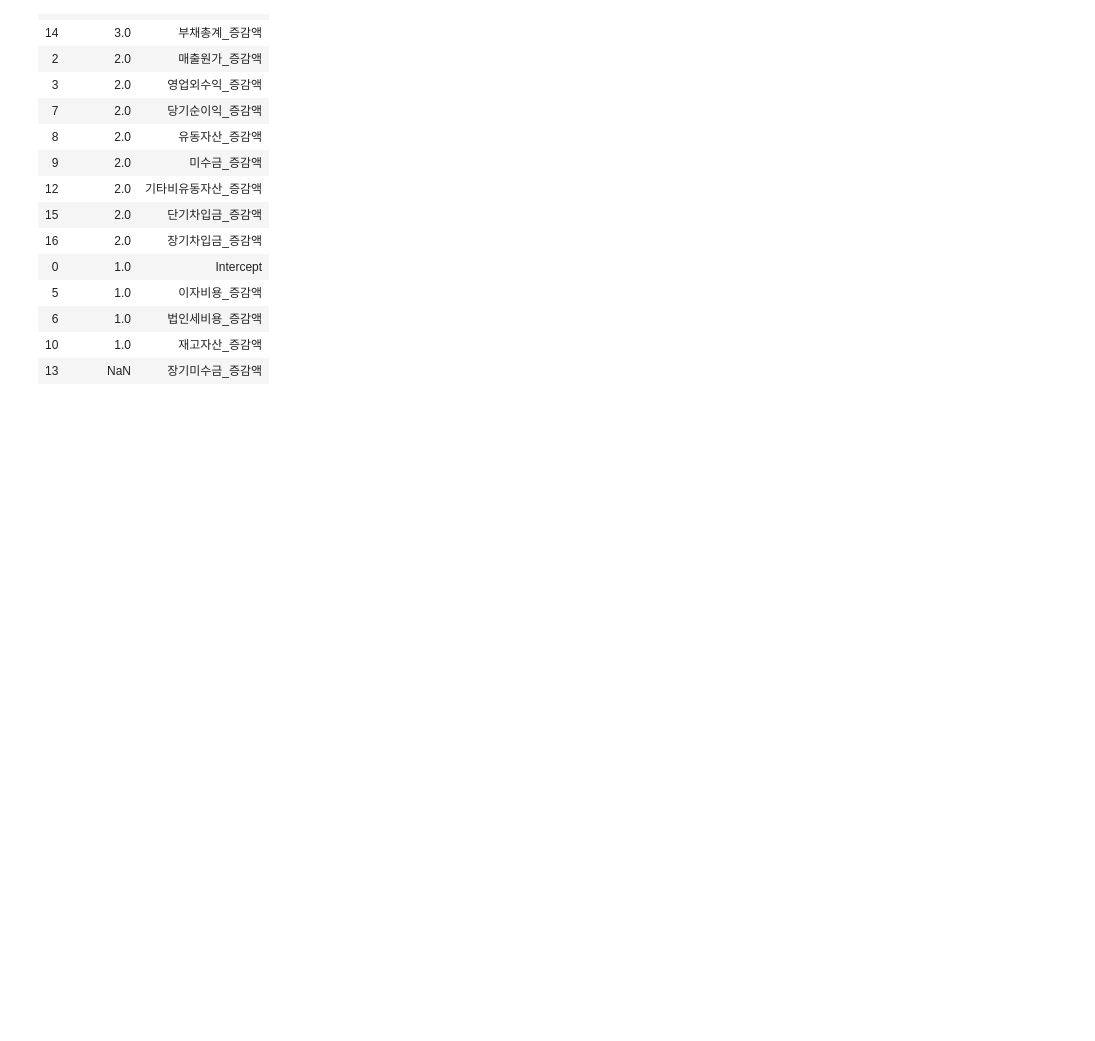
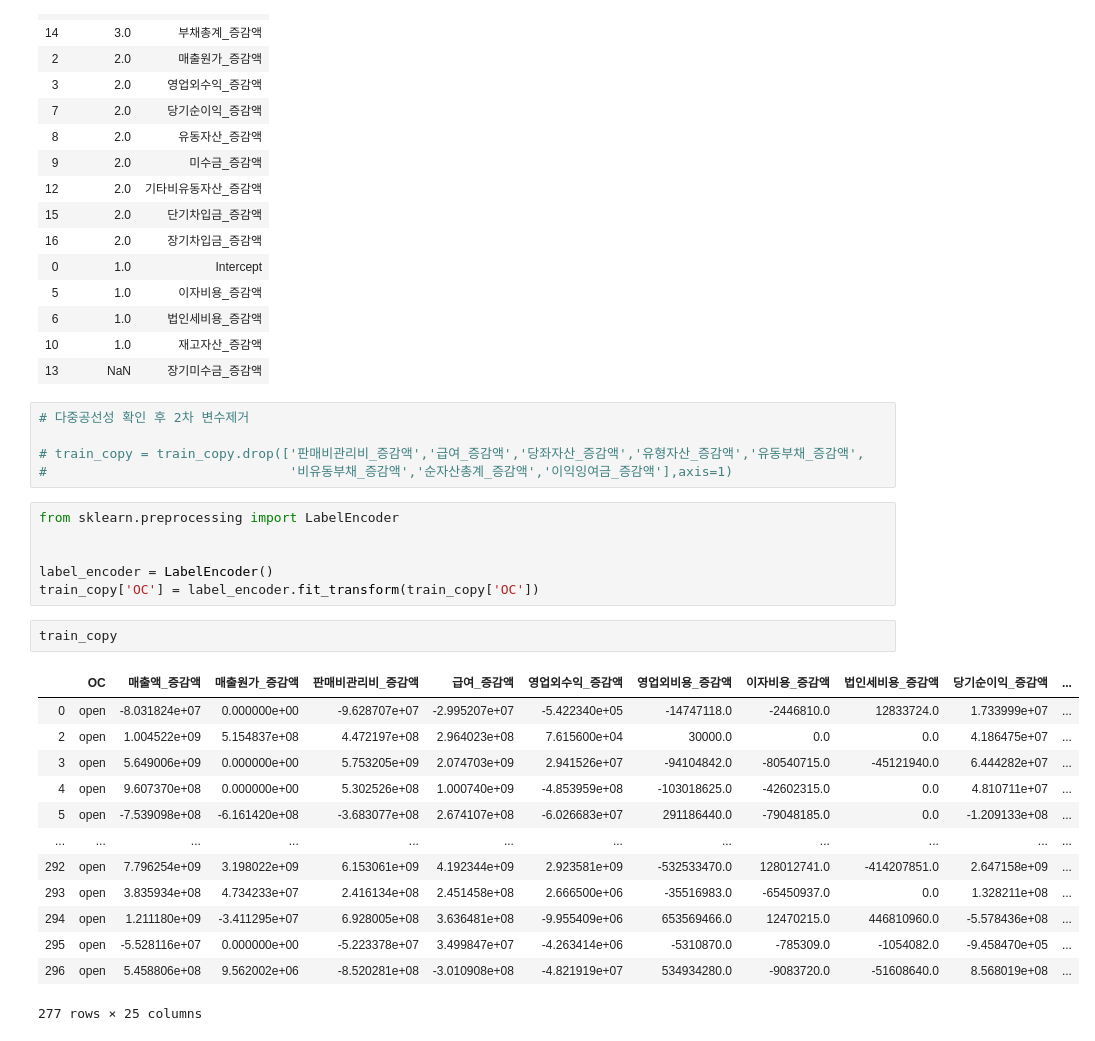
Before and after one commit to bill7845/jupyter_repo, a Jupyter notebook: jupyter_CODE/병원개폐업예측모델링/NOTE.ipynb, the cells around one changed output. Drawn from its saved outputs; the diff is of its cells as text; blank space fills up the shorter version.

```diff
--- a/jupyter_CODE/병원개폐업예측모델링/NOTE.ipynb
+++ b/jupyter_CODE/병원개폐업예측모델링/NOTE.ipynb
@@ -132,3 +135,30 @@ vif.round(0).sort_values(by='VIF Factor',ascending=False)
 | 6 | 1.0 | 법인세비용_증감액 |
 | 10 | 1.0 | 재고자산_증감액 |
 | 13 | NaN | 장기미수금_증감액 |
+# %%
+# 다중공선성 확인 후 2차 변수제거
+
+# train_copy = train_copy.drop(['판매비관리비_증감액','급여_증감액','당좌자산_증감액','유형자산_증감액','유동부채_증감액',
+#                               '비유동부채_증감액','순자산총계_증감액','이익잉여금_증감액'],axis=1)
+# %%
+from sklearn.preprocessing import LabelEncoder
+
+
+label_encoder = LabelEncoder()
+train_copy['OC'] = label_encoder.fit_transform(train_copy['OC'])
+# %%
+train_copy
+# %% [output]
+|  | OC | 매출액_증감액 | 매출원가_증감액 | 판매비관리비_증감액 | 급여_증감액 | 영업외수익_증감액 | 영업외비용_증감액 | 이자비용_증감액 | 법인세비용_증감액 | 당기순이익_증감액 | ... |
+| 0 | open | -8.031824e+07 | 0.000000e+00 | -9.628707e+07 | -2.995207e+07 | -5.422340e+05 | -14747118.0 | -2446810.0 | 12833724.0 | 1.733999e+07 | ... |
+| 2 | open | 1.004522e+09 | 5.154837e+08 | 4.472197e+08 | 2.964023e+08 | 7.615600e+04 | 30000.0 | 0.0 | 0.0 | 4.186475e+07 | ... |
+| 3 | open | 5.649006e+09 | 0.000000e+00 | 5.753205e+09 | 2.074703e+09 | 2.941526e+07 | -94104842.0 | -80540715.0 | -45121940.0 | 6.444282e+07 | ... |
+| 4 | open | 9.607370e+08 | 0.000000e+00 | 5.302526e+08 | 1.000740e+09 | -4.853959e+08 | -103018625.0 | -42602315.0 | 0.0 | 4.810711e+07 | ... |
+| 5 | open | -7.539098e+08 | -6.161420e+08 | -3.683077e+08 | 2.674107e+08 | -6.026683e+07 | 291186440.0 | -79048185.0 | 0.0 | -1.209133e+08 | ... |
+| ... | ... | ... | ... | ... | ... | ... | ... | ... | ... | ... | ... |
+| 292 | open | 7.796254e+09 | 3.198022e+09 | 6.153061e+09 | 4.192344e+09 | 2.923581e+09 | -532533470.0 | 128012741.0 | -414207851.0 | 2.647158e+09 | ... |
+| 293 | open | 3.835934e+08 | 4.734233e+07 | 2.416134e+08 | 2.451458e+08 | 2.666500e+06 | -35516983.0 | -65450937.0 | 0.0 | 1.328211e+08 | ... |
+| 294 | open | 1.211180e+09 | -3.411295e+07 | 6.928005e+08 | 3.636481e+08 | -9.955409e+06 | 653569466.0 | 12470215.0 | 446810960.0 | -5.578436e+08 | ... |
+| 295 | open | -5.528116e+07 | 0.000000e+00 | -5.223378e+07 | 3.499847e+07 | -4.263414e+06 | -5310870.0 | -785309.0 | -1054082.0 | -9.458470e+05 | ... |
+| 296 | open | 5.458806e+08 | 9.562002e+06 | -8.520281e+08 | -3.010908e+08 | -4.821919e+07 | 534934280.0 | -9083720.0 | -51608640.0 | 8.568019e+08 | ... |
+277 rows × 25 columns
```
Also changed, not shown: parts of 7 cells of this notebook, 1 other file.
